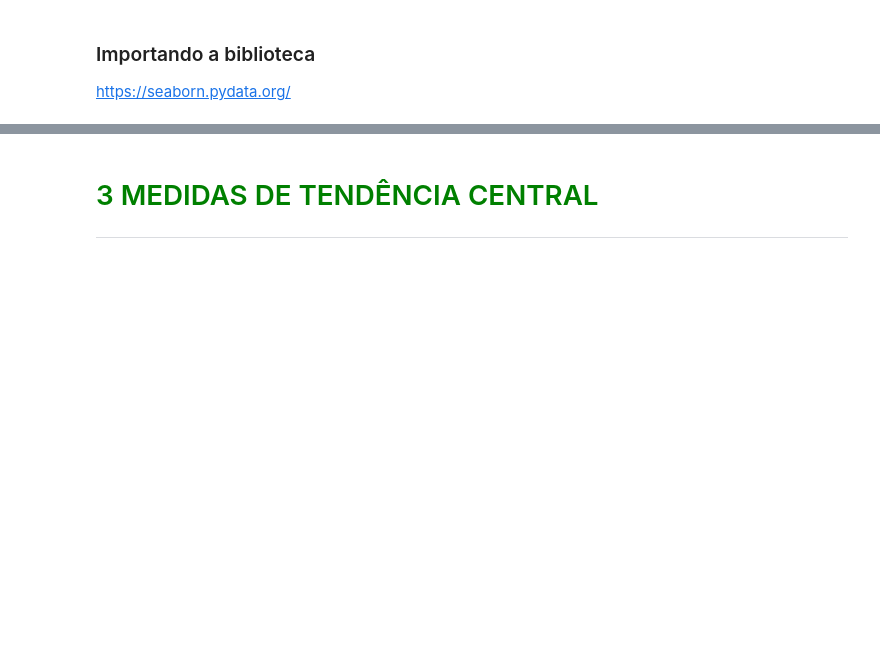
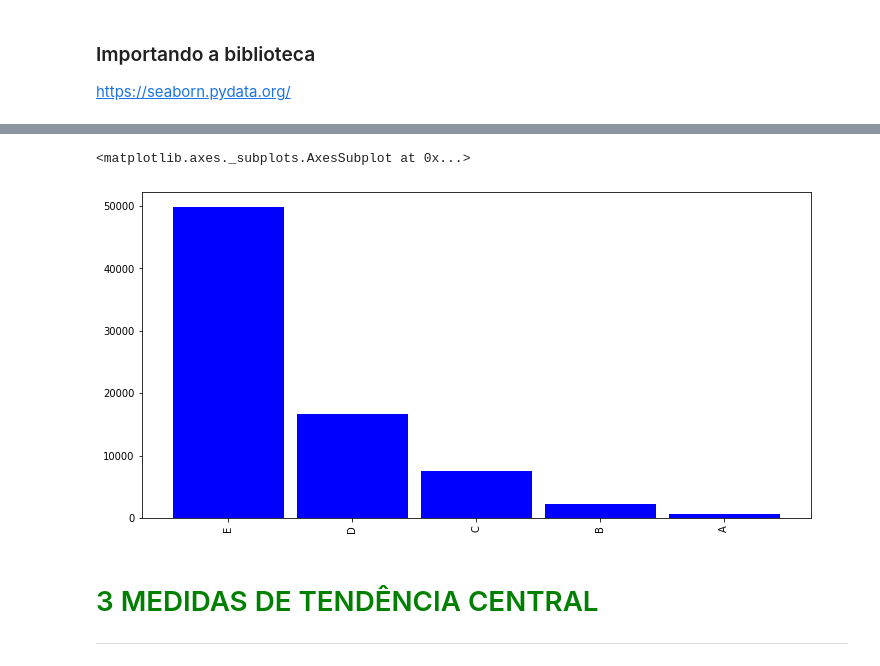
Before and after one commit to undevalmeida/Python, a Jupyter notebook: Estatística com Python/Frequência e Medidas/Curso_de_Estatística_Parte_1.ipynb, the cells around one changed output, grey strips where cells are left out. Cells and saved outputs as stored; diff of their text form; code cells hidden in the pictures; blank space fills up the shorter version.

```diff
--- a/Estatística com Python/Frequência e Medidas/Curso_de_Estatística_Parte_1.ipynb
+++ b/Estatística com Python/Frequência e Medidas/Curso_de_Estatística_Parte_1.ipynb
@@ -502,3 +536,8 @@ https://seaborn.pydata.org/
+# %%
+distribuicao_frequencia_quantitativas_personalizadas['Frequencia'].plot.bar(width=0.9, color = 'blue', figsize=(12,6))
+# %% [output]
+<matplotlib.axes._subplots.AxesSubplot at 0x...>
+[figure, added]
 # %% [markdown]
 # <font color=green>3 MEDIDAS DE TENDÊNCIA CENTRAL</font>
 ***
```
Also changed, not shown: parts of 5 cells of this notebook.
